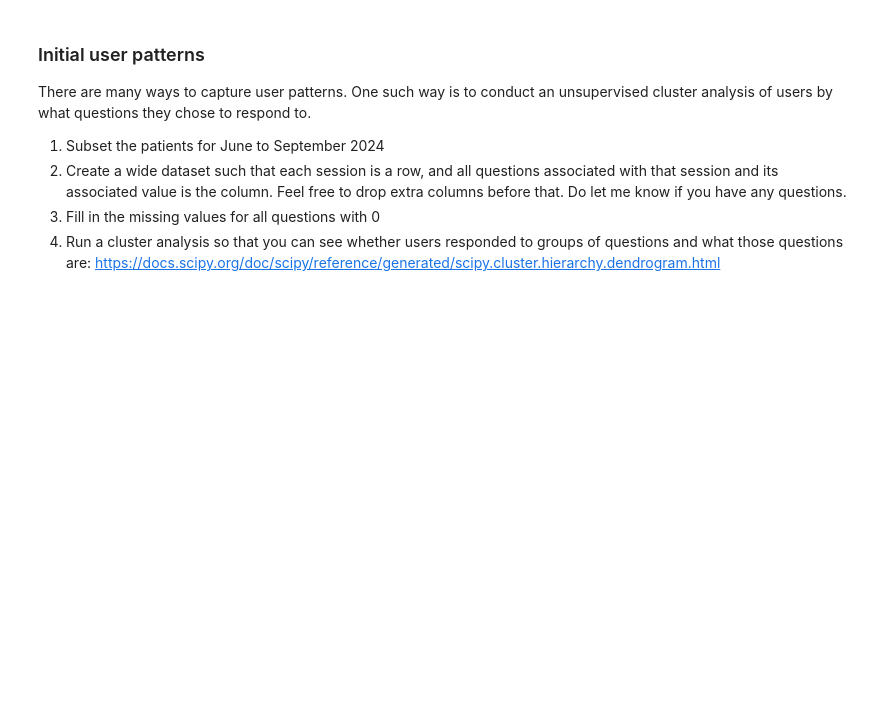
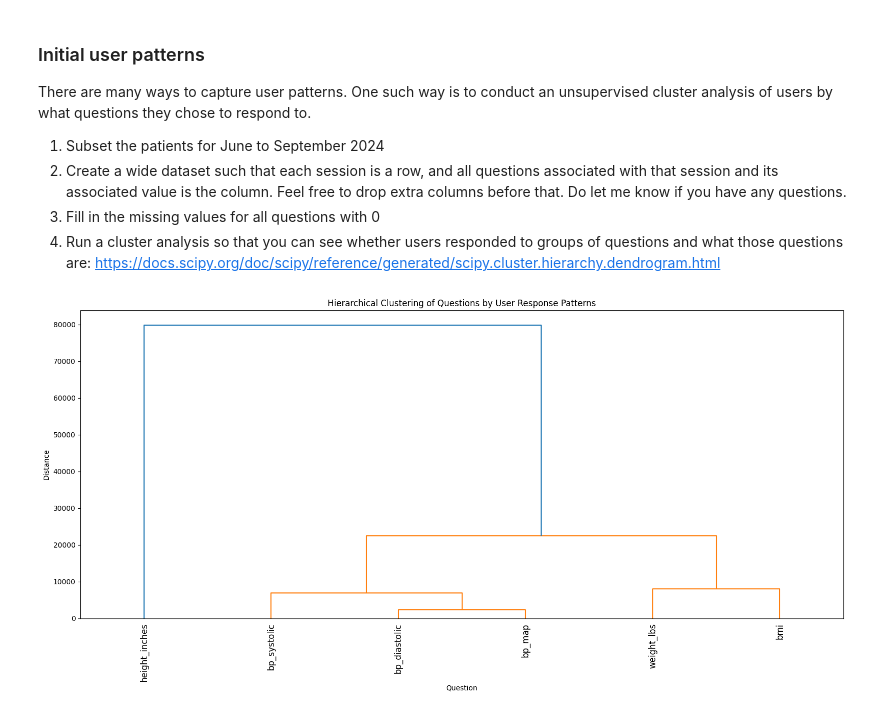
Before and after one commit to chroniq-lab/kiosk_user_patterns, a Jupyter notebook: data/kupdat02_summaries of variables.ipynb, the cells around one changed output. Saved outputs shown, nothing was run; the diff lists cells and outputs as text; code cells hidden in the pictures; blank space fills up the shorter version.

```diff
--- a/data/kupdat02_summaries of variables.ipynb
+++ b/data/kupdat02_summaries of variables.ipynb
@@ -39,3 +43,68 @@ There are many ways to capture user patterns. One such way is to conduct an unsu
 2. Create a wide dataset such that each session is a row, and all questions associated with that session and its associated value is the column. Feel free to drop extra columns before that. Do let me know if you have any questions.
 3. Fill in the missing values for all questions with 0
 4. Run a cluster analysis so that you can see whether users responded to groups of questions and what those questions are: https://docs.scipy.org/doc/scipy/reference/generated/scipy.cluster.hierarchy.dendrogram.html
+# %%
+import sys
+from pathlib import Path
+import pyarrow.dataset as ds
+import pyarrow.parquet as pq
+import pandas as pd
+import matplotlib.pyplot as plt
+from scipy.cluster.hierarchy import linkage, dendrogram
+from datetime import datetime
+import numpy as np
+import os
+
+# --- CONFIG ---
+dataset_path = "/Users/carolinechizak/Library/CloudStorage/OneDrive-SharedLibraries-Emory/Varghese, Jithin Sam - Pursuant User Profiles/working/raw/ekdat02"
+
+# --- STEP 1: Subset patients for June–September 2024 ---
+dataset = ds.dataset(dataset_path, format="parquet")
+df = dataset.to_table().to_pandas()
+df["session_received_utc"] = pd.to_datetime(df["session_received_utc"])
+mask = (df["session_received_utc"] >= datetime(2024, 6, 1)) & (df["session_received_utc"] <= datetime(2024, 9, 30))
+df = df[mask]
+
+# --- STEP 2: Create wide dataset ---
+# Drop metadata columns, keep only response variables + IDs
+metadata_cols = [
+    'session_id_mask', 'account_id_mask', 'pseudo_member_id',
+    'session_received_utc', 'session_started_local_time', 'timezone_offset',
+    'location_name', 'street1', 'street2', 'city', 'state', 'zipcode',
+    'birth_year', 'gender', 'ethnicity', 'year', 'month'
+]
+question_cols = [col for col in df.columns if col not in metadata_cols]
+
+# Filter only session-level responses (wide format)
+wide_df = df[["pseudo_member_id", "session_id_mask"] + question_cols].copy()
+
+# Drop duplicates just in case
+wide_df = wide_df.drop_duplicates(subset=["pseudo_member_id", "session_id_mask"])
+
+# --- STEP 3: Fill missing question values with 0 ---
+question_only_df = wide_df[question_cols].apply(pd.to_numeric, errors='coerce').fillna(0)
+wide_df[question_cols] = question_only_df
+
+# --- STEP 4: Sample sessions + cluster questions ---
+sample_df = wide_df.groupby(['pseudo_member_id', 'session_id_mask']).first().reset_index()
+sample_df = sample_df.sample(n=min(20000, len(sample_df)), random_state=42)
+
+# Only keep response columns for clustering
+X = sample_df[question_cols]
+
+# Transpose so rows = questions
+X_t = X.T
+
+# Hierarchical clustering
+Z = linkage(X_t, method='ward')
+
+# Plot dendrogram
+plt.figure(figsize=(16, 8))
+dendrogram(Z, labels=X_t.index, leaf_rotation=90)
+plt.title('Hierarchical Clustering of Questions by User Response Patterns')
+plt.xlabel('Question')
+plt.ylabel('Distance')
+plt.tight_layout()
+plt.show()
+# %% [output]
+[figure, added]
```
Also changed, not shown: parts of 2 cells of this notebook.
